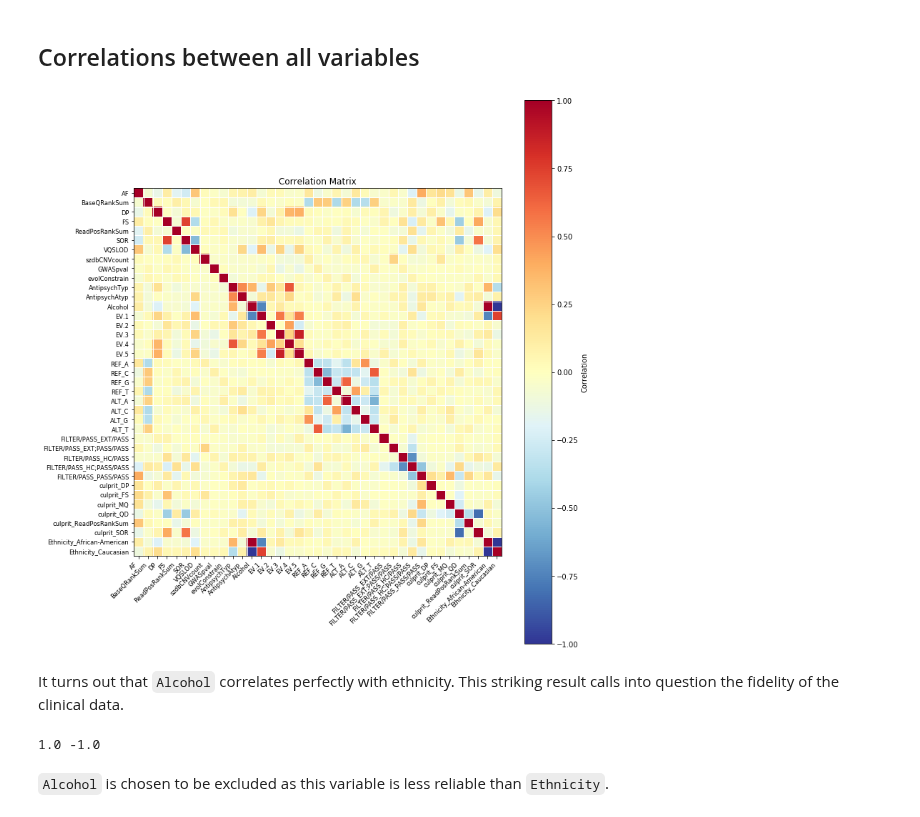
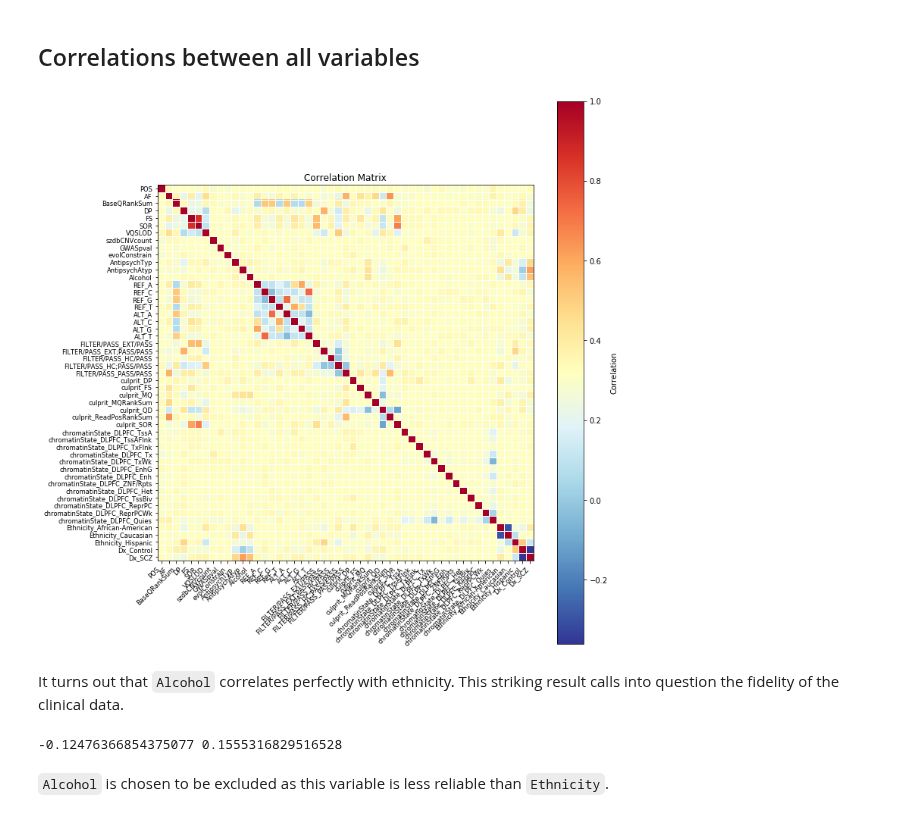
Before and after one commit to attilagk/BSM-research, a Jupyter notebook: notebook/2020-08-07-cleaning-data/2020-08-07-cleaning-data.ipynb, the cells around one changed output. Drawn from its saved outputs; the diff is of its cells as text; code cells hidden in the pictures.

```diff
--- a/notebook/2020-08-07-cleaning-data/2020-08-07-cleaning-data.ipynb
+++ b/notebook/2020-08-07-cleaning-data/2020-08-07-cleaning-data.ipynb
@@ -50,7 +50,7 @@ repr(list(calls.columns))
 # %% [markdown]
 The following columns are clearly redundant.  Remove them!
 # %%
-calls = calls.drop(columns=['ChromatinState_DLPFC', 'Sample', 'Genotyping_Sample_ID', 'Cluster'])
+calls = calls.drop(columns=['ChromatinState_DLPFC', 'Sample'])
 # %%
 calls.var()
 # %% [output]
@@ -81,9 +81,9 @@ calls = calls.drop(columns=['AN', 'MQ', 'MQRankSum'])
 First turn factors to dummy variables and then calculate the correlation matrix.  For simplicity we treat `object` type variables as factors and not binary $\{0, 1\}$ valued categorical variables.
 # %%
 %matplotlib inline
-factors = calls.select_dtypes(include='object')
+factors = calls.select_dtypes(include=['object', 'category']).drop(columns=['CHROM', 'Mutation'])
 dummies = pd.get_dummies(factors)
-fig, ax = plt.subplots(figsize=(11,11))
+fig, ax = plt.subplots(figsize=(12,12))
 sm.graphics.plot_corr(dummies.corr(), ax=ax, xnames=dummies.columns, ynames=dummies.columns)
 cb = plt.colorbar(ax.get_images()[0])
 cb.set_label('Correlation')
@@ -110,16 +113,18 @@ covariates = covariates.drop(columns=redundant_vars)
 ## Correlations between all variables
 # %%
 calls_dummy = pd.concat([covariates, dummies], axis=1)
+# exclude degenerate variables
+calls_dummy = calls_dummy.loc[:, calls_dummy.var(axis=0) != 0]
 sm.graphics.plot_corr(calls_dummy.corr(), ax=ax, xnames=calls_dummy.columns, ynames=calls_dummy.columns)
 # %% [output]
-[figure, old version]
+[figure, new version]
 # %% [markdown]
 It turns out that `Alcohol` correlates perfectly with ethnicity.  This striking result calls into question the fidelity of the clinical data.
 # %%
 m = calls_dummy.corr()
 print(m.loc['Ethnicity_African-American', 'Alcohol'], m.loc['Ethnicity_Caucasian', 'Alcohol'])
 # %% [output]
-1.0 -1.0
+-0.12476366854375077 0.1555316829516528
 # %% [markdown]
 `Alcohol` is chosen to be excluded as this variable is less reliable than `Ethnicity`.
 # %%
```
Also changed, not shown: parts of 11 cells of this notebook, 4 other files.
